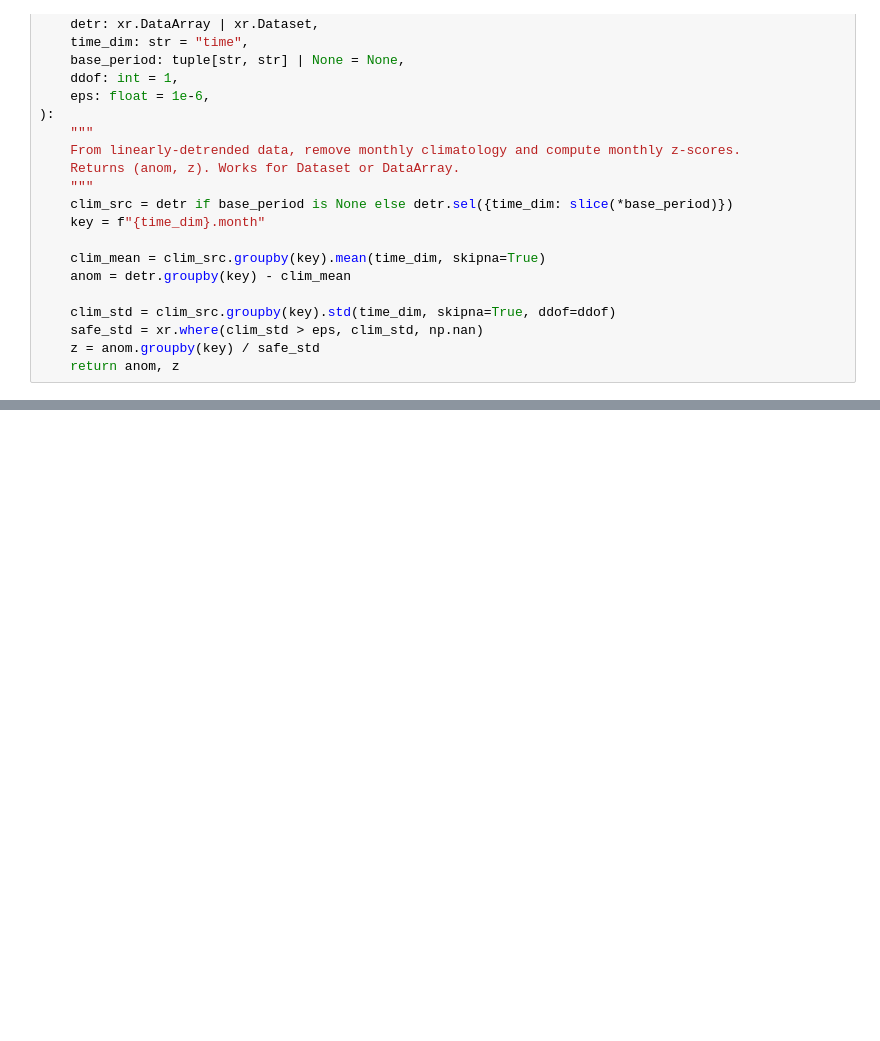
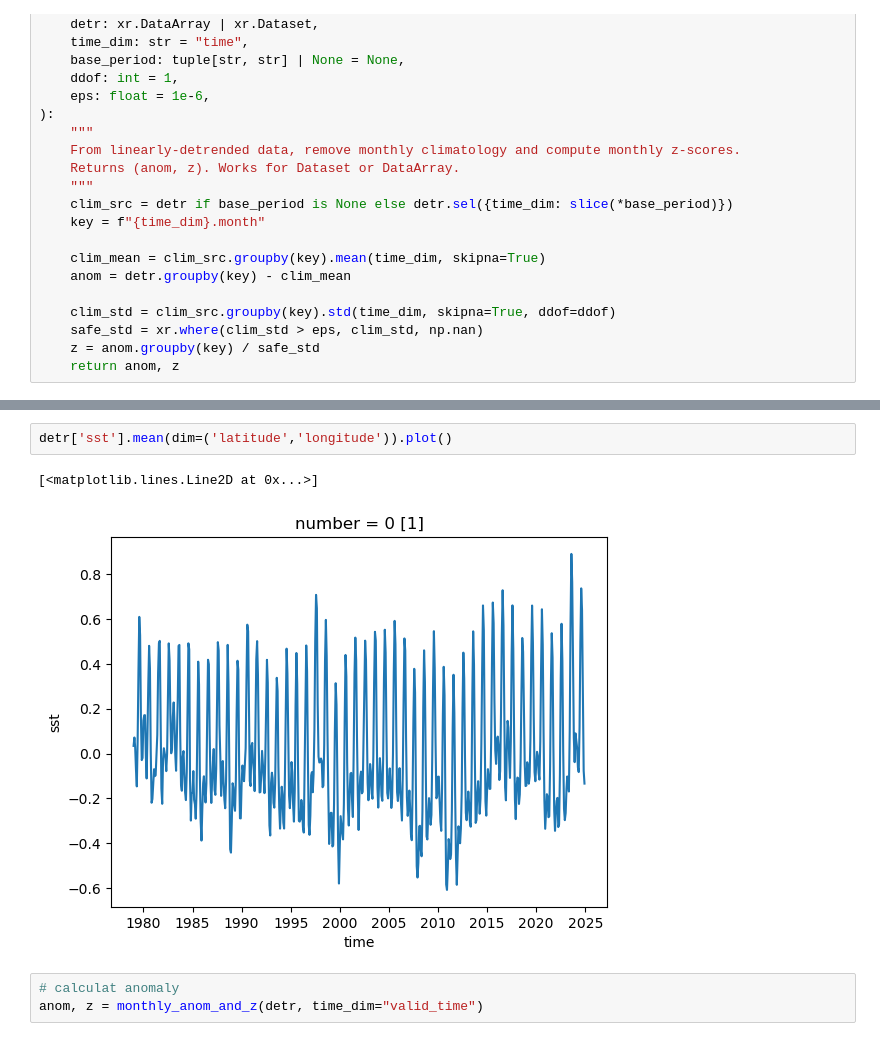
Before and after one commit to ptrierweiler/ATMS-523-Module-4-Trierweiler, a Jupyter notebook: trierweiler_HW.ipynb, the cells around one changed output, grey strips where cells are left out. Saved outputs shown, nothing was run; the diff lists cells and outputs as text; blank space fills up the shorter version.

```diff
--- a/trierweiler_HW.ipynb
+++ b/trierweiler_HW.ipynb
@@ -135,0 +152,8 @@ KeyError: "No variable named 'time'. Variables on the dataset include ['sst', 't
+# %%
+detr['sst'].mean(dim=('latitude','longitude')).plot()
+# %% [output]
+[<matplotlib.lines.Line2D at 0x...>]
+[figure, added]
+# %%
+# calculat anomaly
+anom, z = monthly_anom_and_z(detr, time_dim="valid_time")
```
Also changed, not shown: parts of 13 cells of this notebook.
